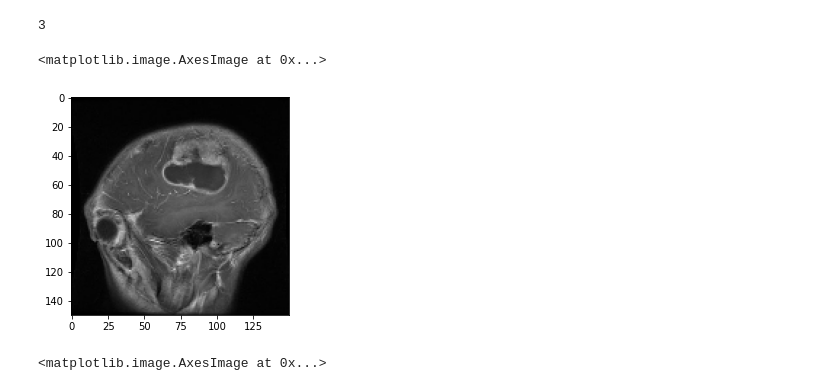
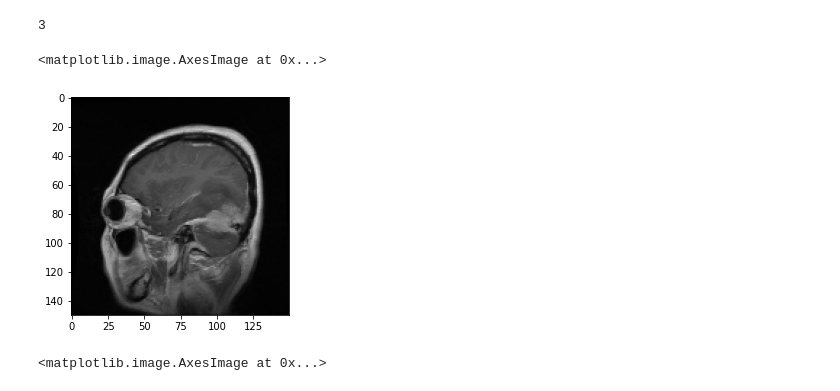
Before and after one commit to frnocentini/brain-tumor-classification, a Jupyter notebook: Brain tumor classification augmented with scaling and flipping.ipynb, the cells around one changed output. Drawn from its saved outputs; the diff is of its cells as text; code cells hidden in the pictures.

```diff
--- a/Brain tumor classification augmented with scaling and flipping.ipynb
+++ b/Brain tumor classification augmented with scaling and flipping.ipynb
@@ -220,9 +221,9 @@ data_augmentation = keras.Sequential([
     ])
 # %%
-plt.imshow(X_train[0])
+plt.imshow(X_train[20])
 # %% [output]
 <matplotlib.image.AxesImage at 0x...>
-[figure, old version]
+[figure, new version]
 # %%
 #come si può vedere è stato fatto uno zoom
 plt.imshow(data_augmentation(X_train)[0].numpy().astype("uint8"))
```
Also changed, not shown: parts of 16 cells of this notebook.
